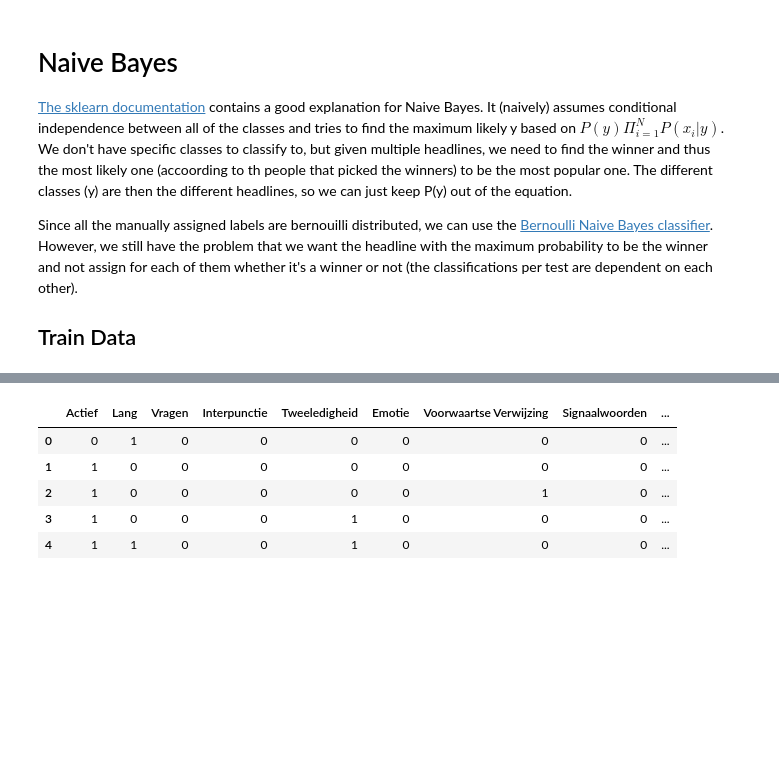
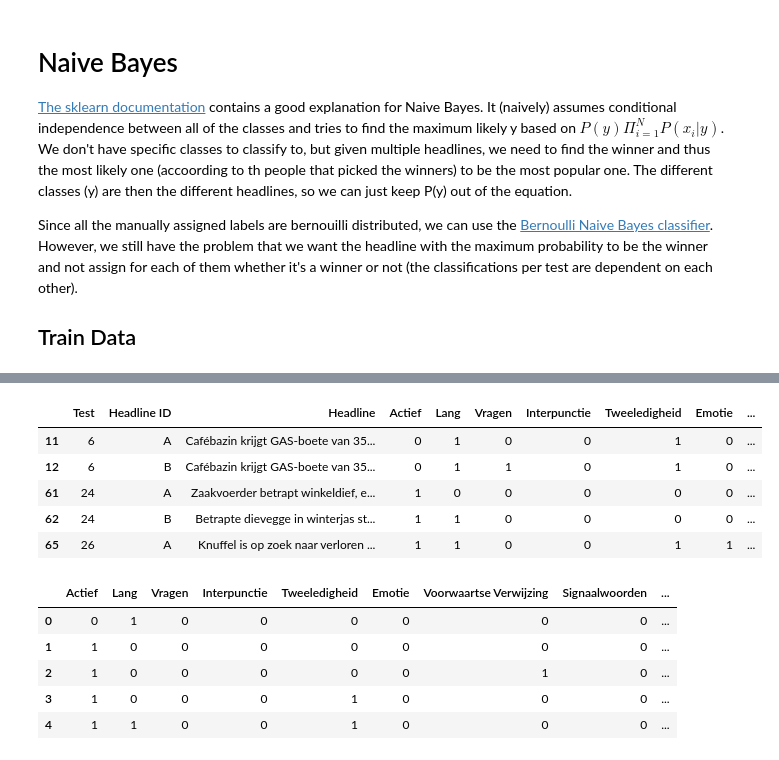
Before and after one commit to arnodeceuninck/news-headlines-research, a Jupyter notebook: 2a Naive Bayes.ipynb, the cells around one changed output, grey strips where cells are left out. Saved outputs shown, nothing was run; the diff lists cells and outputs as text; code cells hidden in the pictures; blank space fills up the shorter version.

```diff
--- a/2a Naive Bayes.ipynb
+++ b/2a Naive Bayes.ipynb
@@ -16,6 +18,15 @@ train_x.head()
 | 2 | 2 | A | Marc Coucke maakt opvallende keuz... | 1 | 0 | 0 | 0 | 0 | 0 | ... |
 | 3 | 2 | B | Marc Coucke: "Spelers van 10 milj... | 1 | 0 | 0 | 0 | 1 | 0 | ... |
 | 4 | 3 | A | Maandag drukste dag van het jaar ... | 1 | 1 | 0 | 0 | 1 | 0 | ... |
+# %%
+test_x.head()
+# %% [output]
+|  | Test | Headline ID | Headline | Actief | Lang | Vragen | Interpunctie | Tweeledigheid | Emotie | ... |
+| 11 | 6 | A | Cafébazin krijgt GAS-boete van 35... | 0 | 1 | 0 | 0 | 1 | 0 | ... |
+| 12 | 6 | B | Cafébazin krijgt GAS-boete van 35... | 0 | 1 | 1 | 0 | 1 | 0 | ... |
+| 61 | 24 | A | Zaakvoerder betrapt winkeldief, e... | 1 | 0 | 0 | 0 | 0 | 0 | ... |
+| 62 | 24 | B | Betrapte dievegge in winterjas st... | 1 | 1 | 0 | 0 | 0 | 0 | ... |
+| 65 | 26 | A | Knuffel is op zoek naar verloren ... | 1 | 1 | 0 | 0 | 1 | 1 | ... |
 # %%
 from util import get_manually_labeled_features
 train_x_features = get_manually_labeled_features(train_x)
```
Also changed, not shown: parts of 28 cells of this notebook, 6 other files.
